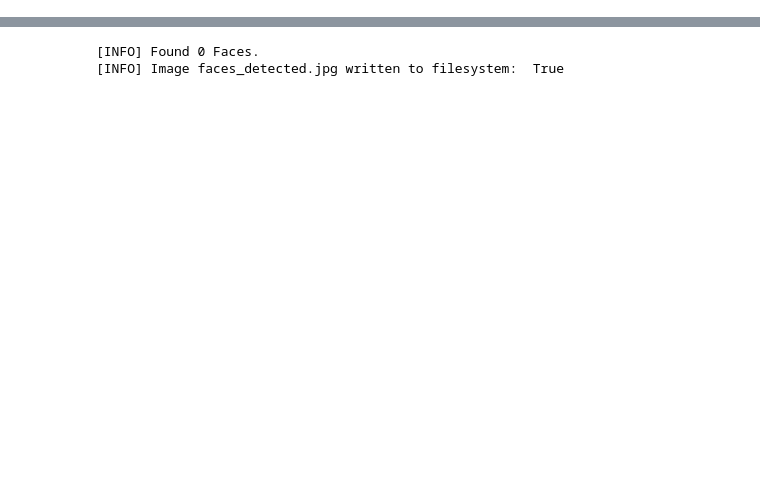
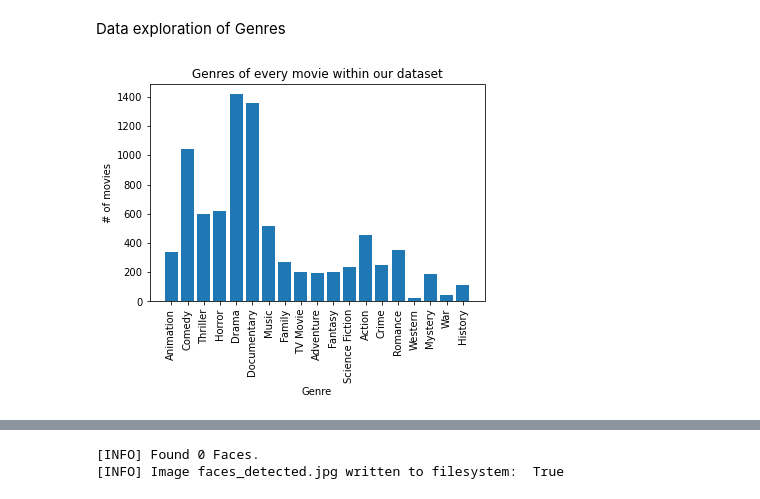
Before and after one commit to witchard-wang/MovieGenreClassification, a Jupyter notebook: analysis.ipynb, the cells around one changed output, grey strips where cells are left out. Cells and saved outputs as stored; diff of their text form; code cells hidden in the pictures; blank space fills up the shorter version.

```diff
--- a/analysis.ipynb
+++ b/analysis.ipynb
@@ -68,0 +120,21 @@ plt.show()
+# %% [markdown]
+Data exploration of Genres
+# %%
+def plotGenre():
+    data, dataModel, img_array = setupData()
+    genres = data.columns[7:]
+    genreX = []
+    genreY = []
+    for x in genres:
+        genreX.append(x)
+        genreY.append(len(data.loc[data[x] == 1]))
+
+    plt.title('Genres of every movie within our dataset')
+    plt.xticks(rotation = 90)
+    plt.bar(x = genreX, height = genreY)
+    plt.xlabel('Genre')
+    plt.ylabel('# of movies')
+    plt.savefig('charts/genre.png',bbox_inches='tight')
+plotGenre()
+# %% [output]
+[figure, added]
```
Also changed, not shown: parts of 19 cells of this notebook.
